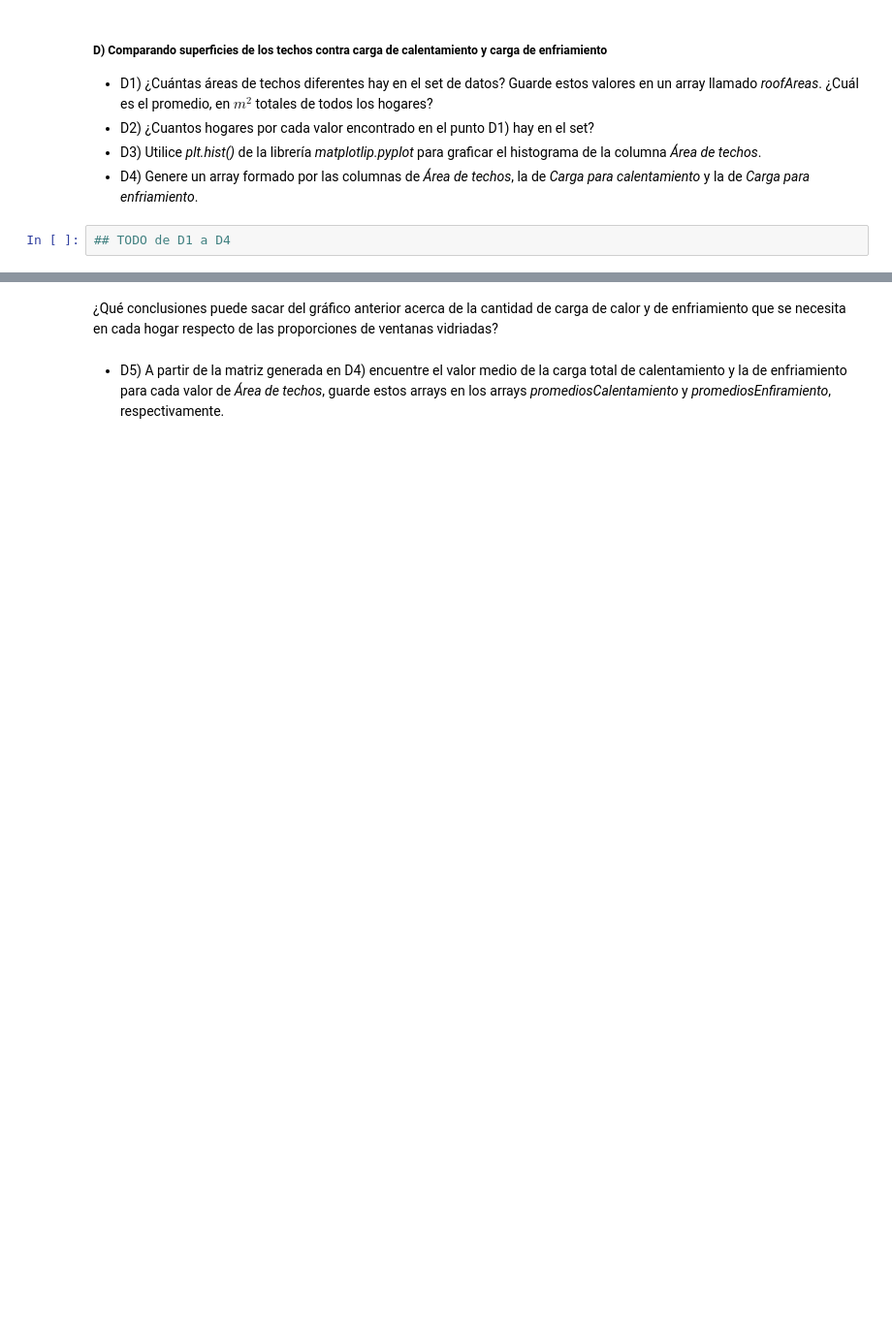
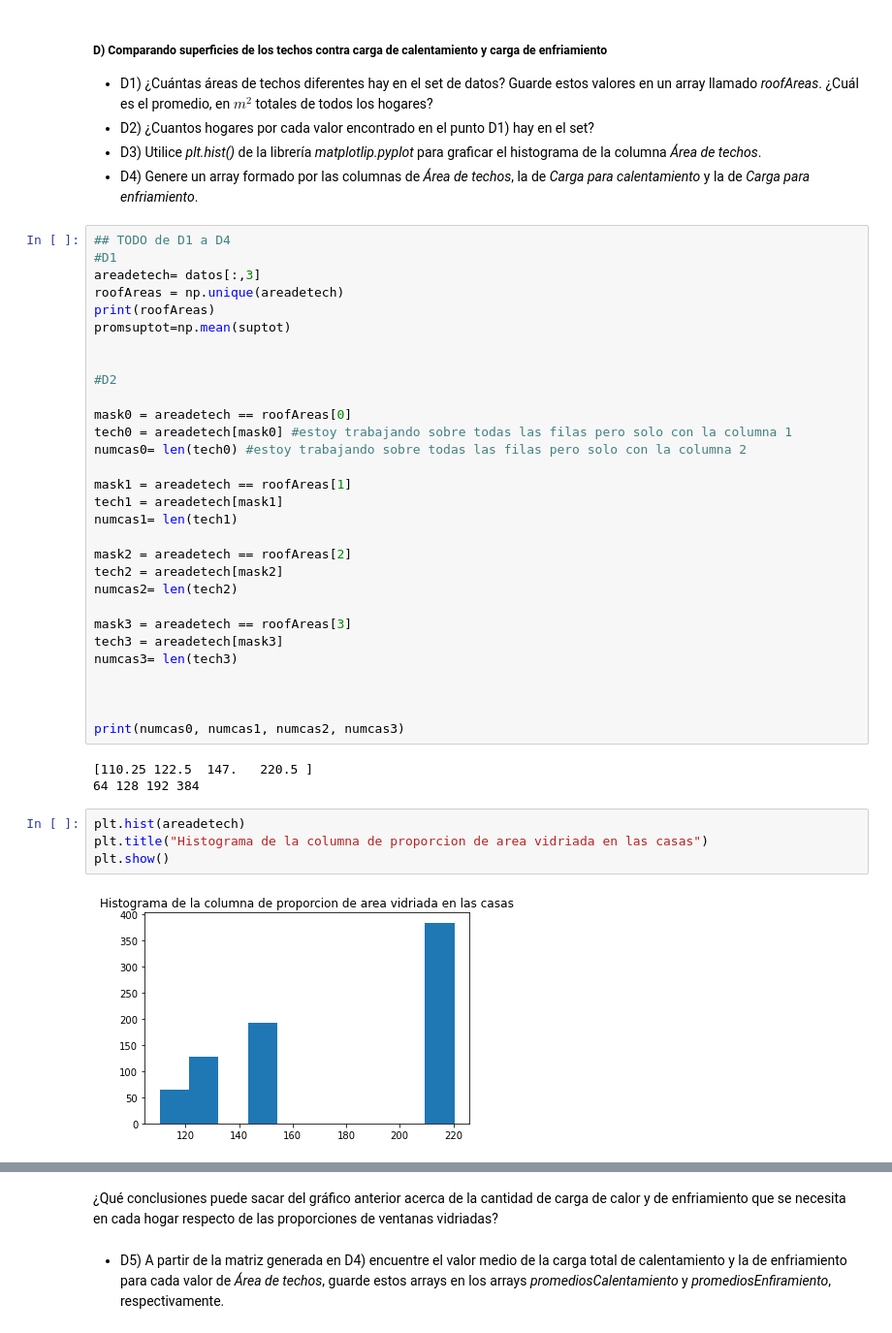
Before and after one commit to maximilianog258/PDAMaxiG, a Jupyter notebook: Jupyter teoría parte 6/Ejercitación Numpy/Módulo 6 - Ejercicios.ipynb, the cells around one changed output, grey strips where cells are left out. Shown at 97% size. Cells and saved outputs as stored; diff of their text form; blank space fills up the shorter version.

```diff
--- a/Jupyter teoría parte 6/Ejercitación Numpy/Módulo 6 - Ejercicios.ipynb
+++ b/Jupyter teoría parte 6/Ejercitación Numpy/Módulo 6 - Ejercicios.ipynb
@@ -307,5 +519,42 @@ promediosEnfiramiento = ___
 - D2) ¿Cuantos hogares por cada valor encontrado en el punto D1) hay en el set?
 - D3) Utilice *plt.hist()* de la librería *matplotlip.pyplot* para graficar el histograma de la columna *Área de techos*.
 - D4) Genere un array formado por las columnas de *Área de techos*, la de *Carga para calentamiento* y la de *Carga para enfriamiento*.
-# %%
-## TODO de D1 a D4
+# %%
+## TODO de D1 a D4
+#D1
+areadetech= datos[:,3]
+roofAreas = np.unique(areadetech)
+print(roofAreas)
+promsuptot=np.mean(suptot)
+
+
+#D2
+
+mask0 = areadetech == roofAreas[0]
+tech0 = areadetech[mask0] #estoy trabajando sobre todas las filas pero solo con la columna 1
+numcas0= len(tech0) #estoy trabajando sobre todas las filas pero solo con la columna 2
+
+mask1 = areadetech == roofAreas[1]
+tech1 = areadetech[mask1]
+numcas1= len(tech1)
+
+mask2 = areadetech == roofAreas[2]
+tech2 = areadetech[mask2]
+numcas2= len(tech2)
+
+mask3 = areadetech == roofAreas[3]
+tech3 = areadetech[mask3]
+numcas3= len(tech3)
+
+
+
+print(numcas0, numcas1, numcas2, numcas3)
+# %% [output]
+[110.25 122.5  147.   220.5 ]
+64 128 192 384
+# %%
+plt.hist(areadetech)
+plt.title("Histograma de la columna de proporcion de area vidriada en las casas")
+plt.show()
+# %% [output]
+[figure, added]
```
Also changed, not shown: parts of 23 cells of this notebook.
